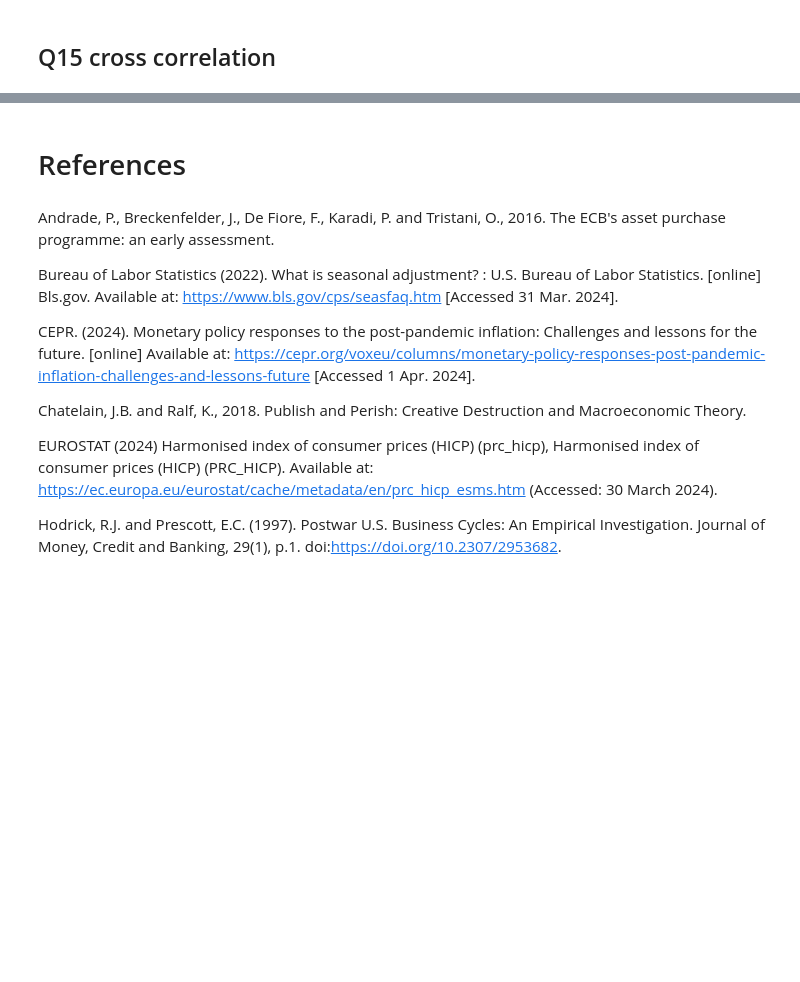
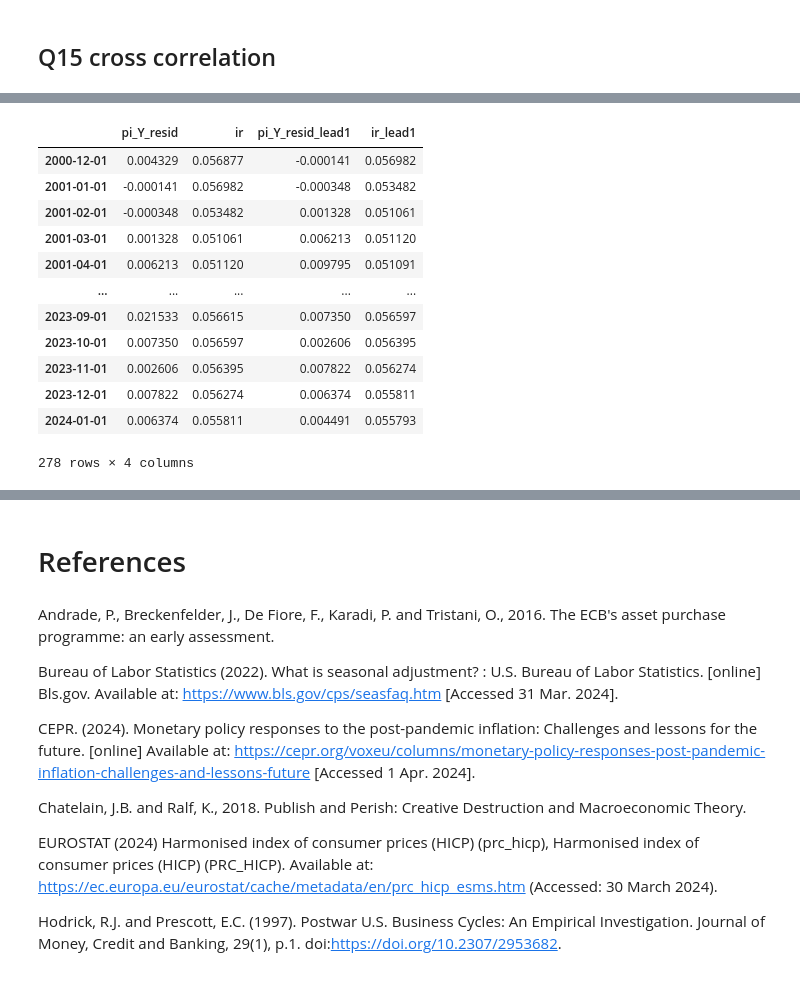
Before and after one commit to joelt101/Taylor-Rule-Project-Macro, a Jupyter notebook: macro2.ipynb, the cells around one changed output, grey strips where cells are left out. Drawn from its saved outputs; the diff is of its cells as text; code cells hidden in the pictures; blank space fills up the shorter version.

```diff
--- a/macro2.ipynb
+++ b/macro2.ipynb
@@ -1279,2 +1300,0 @@ fig.legend()
-# %%
-sub = df[['pi_Y', 'ir']].copy().dropna()
@@ -1605,4 +1300,0 @@ plot_KF_states(idata, kf_test, arr_states[:,:2], filtered='filtered')
-# %%
-sub = df[['pi_Y', 'ir']].dropna().copy()
-sub.plot()
-data = sub.values
@@ -1622,0 +1301,16 @@ plot_KF_states(idata, kf_test, arr, filtered='filtered')
+# %%
+sub
+# %% [output]
+|  | pi_Y_resid | ir | pi_Y_resid_lead1 | ir_lead1 |
+| 2000-12-01 | 0.004329 | 0.056877 | -0.000141 | 0.056982 |
+| 2001-01-01 | -0.000141 | 0.056982 | -0.000348 | 0.053482 |
+| 2001-02-01 | -0.000348 | 0.053482 | 0.001328 | 0.051061 |
+| 2001-03-01 | 0.001328 | 0.051061 | 0.006213 | 0.051120 |
+| 2001-04-01 | 0.006213 | 0.051120 | 0.009795 | 0.051091 |
+| ... | ... | ... | ... | ... |
+| 2023-09-01 | 0.021533 | 0.056615 | 0.007350 | 0.056597 |
+| 2023-10-01 | 0.007350 | 0.056597 | 0.002606 | 0.056395 |
+| 2023-11-01 | 0.002606 | 0.056395 | 0.007822 | 0.056274 |
+| 2023-12-01 | 0.007822 | 0.056274 | 0.006374 | 0.055811 |
+| 2024-01-01 | 0.006374 | 0.055811 | 0.004491 | 0.055793 |
+278 rows × 4 columns
```
Also changed, not shown: parts of 86 cells of this notebook.
